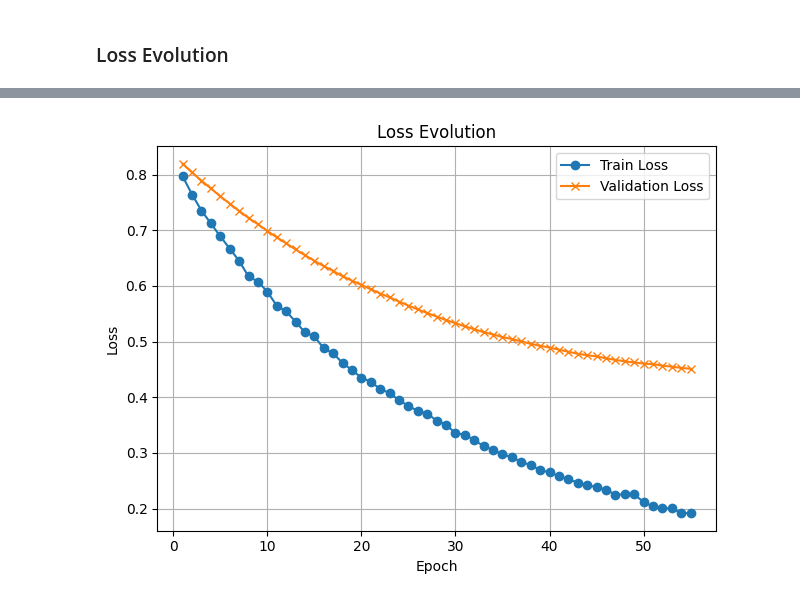
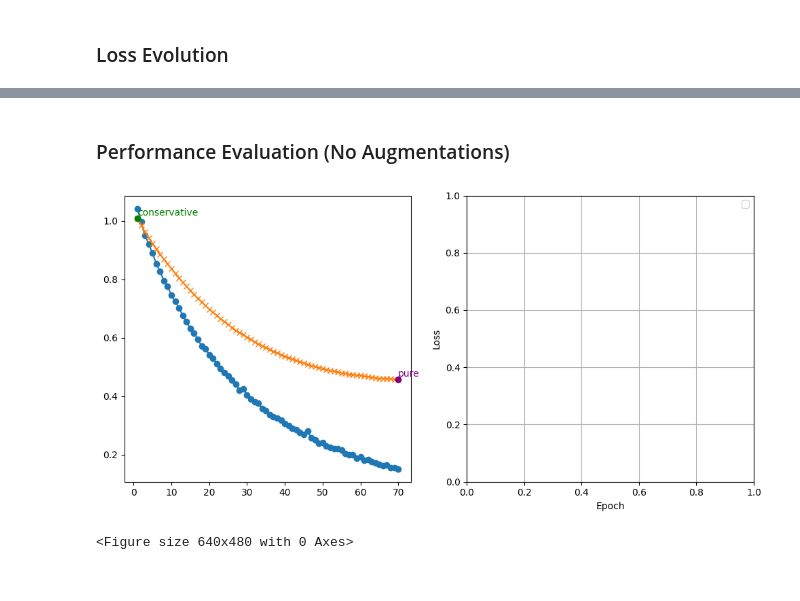
Before and after one commit to rafael-andre1/AI-for-Interstitial-Lung-Disease-Classification, a Jupyter notebook: 3 - resnetTesting/resnetFineTune.ipynb, the cells around one changed output, grey strips where cells are left out. Cells and saved outputs as stored; diff of their text form; code cells hidden in the pictures.

```diff
--- a/3 - resnetTesting/resnetFineTune.ipynb
+++ b/3 - resnetTesting/resnetFineTune.ipynb
@@ -739,5 +597,22 @@ if ans == "yes": torch.save(resnet_custom, (f"{models_path}"+"resnet_custom.pkl"
 else: print("DID NOT SAVE")
-# %%
-plotLoss(hrct_loss, hrct_val_loss)
-# %% [output]
-[figure, removed]
+# %% [markdown]
+### Performance Evaluation (No Augmentations)
+# %%
+all_train, all_val, best_pure_epochs, best_cons_epochs = [], [], [], []
+
+for iteration_list in pure_vs_conservative:
+    # Third item
+    all_train.append(iteration_list[2])
+
+    # Fourth item
+    all_val.append(iteration_list[3])
+
+    # 2nd position of both first and second items
+    best_pure_epochs.append(iteration_list[0][1])
+    best_cons_epochs.append(iteration_list[1][1])
+
+
+plotLossCollection(all_train, all_val, best_pure_epochs, best_cons_epochs)
+# %% [output]
+[figure, added]
+<Figure size 640x480 with 0 Axes>
```
Also changed, not shown: parts of 78 cells of this notebook, 3 other files.
